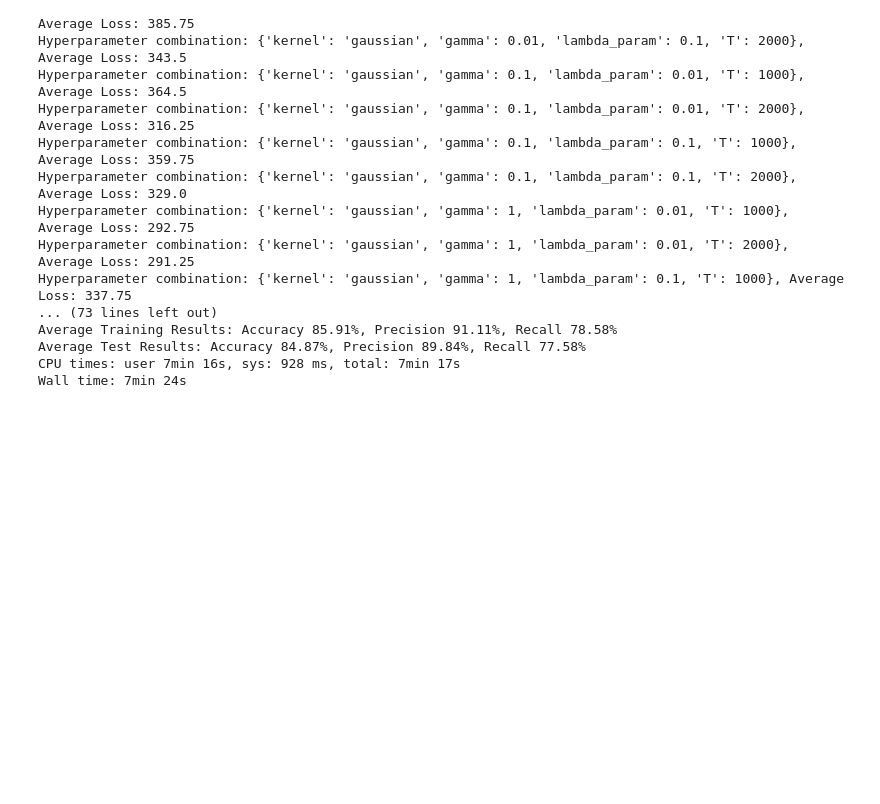
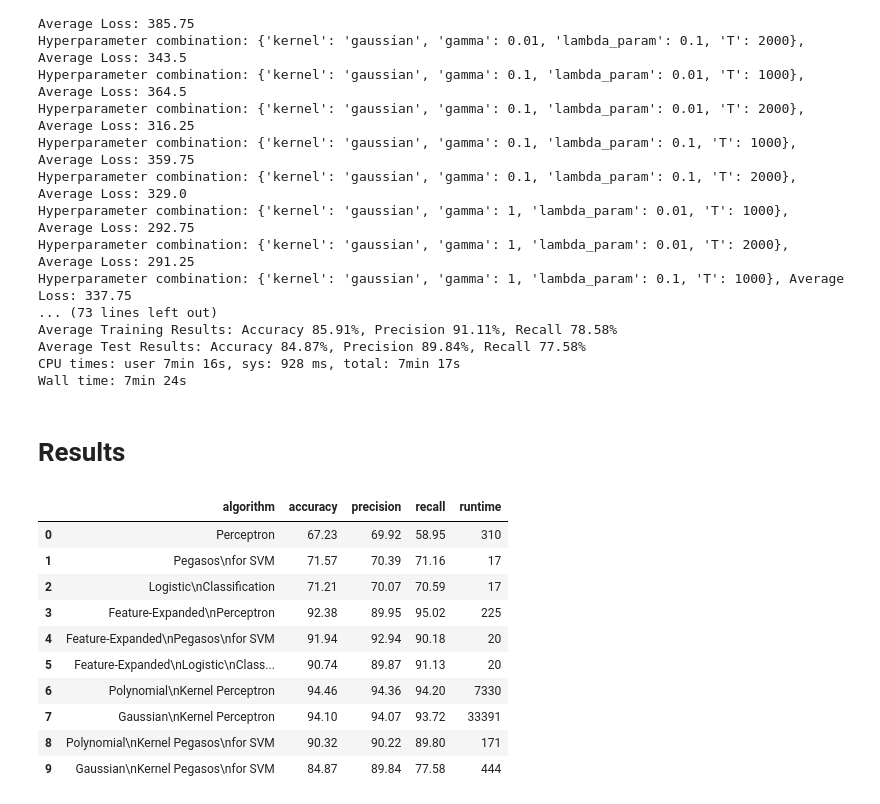
Before and after one commit to tabaraei/Kernelized-Linear-Classification, a Jupyter notebook: Kernelized_Linear_Classification.ipynb, the cells around one changed output. Saved outputs shown, nothing was run; the diff lists cells and outputs as text; code cells hidden in the pictures; blank space fills up the shorter version.

```diff
--- a/Kernelized_Linear_Classification.ipynb
+++ b/Kernelized_Linear_Classification.ipynb
@@ -1040,3 +1041,38 @@ Average Training Results: Accuracy 85.91%, Precision 91.11%, Recall 78.58%
 Average Test Results: Accuracy 84.87%, Precision 89.84%, Recall 77.58%
 CPU times: user 7min 16s, sys: 928 ms, total: 7min 17s
 Wall time: 7min 24s
+# %% [markdown]
+# Results
+# %%
+performance_data = [
+    {'algorithm': 'Perceptron', 'accuracy': 67.23, 'precision': 69.92, 'recall': 58.95, 'runtime': '00:05:10'},
+    {'algorithm': 'Pegasos\nfor SVM', 'accuracy': 71.57, 'precision': 70.39, 'recall': 71.16, 'runtime': '00:00:17'},
+    {'algorithm': 'Logistic\nClassification', 'accuracy': 71.21, 'precision': 70.07, 'recall': 70.59, 'runtime': '00:00:17'},
+    {'algorithm': 'Feature-Expanded\nPerceptron', 'accuracy': 92.38, 'precision': 89.95, 'recall': 95.02, 'runtime': '00:03:45'},
+    {'algorithm': 'Feature-Expanded\nPegasos\nfor SVM', 'accuracy': 91.94, 'precision': 92.94, 'recall': 90.18, 'runtime': '00:00:20'},
+    {'algorithm': 'Feature-Expanded\nLogistic\nClassification', 'accuracy': 90.74, 'precision': 89.87, 'recall': 91.13, 'runtime': '00:00:20'},
+    {'algorithm': 'Polynomial\nKernel Perceptron', 'accuracy': 94.46, 'precision': 94.36, 'recall': 94.20, 'runtime': '02:02:10'},
+    {'algorithm': 'Gaussian\nKernel Perceptron', 'accuracy': 94.10, 'precision': 94.07, 'recall': 93.72, 'runtime': '09:16:31'},
+    {'algorithm': 'Polynomial\nKernel Pegasos\nfor SVM', 'accuracy': 90.32, 'precision': 90.22, 'recall': 89.80, 'runtime': '00:02:51'},
+    {'algorithm': 'Gaussian\nKernel Pegasos\nfor SVM', 'accuracy': 84.87, 'precision': 89.84, 'recall': 77.58, 'runtime': '00:07:24'}
+]
+
+for data in performance_data:
+    h, m, s = data['runtime'].split(':')
+    seconds = int(datetime.timedelta(hours=int(h),minutes=int(m),seconds=int(s)).total_seconds())
+    data['runtime'] = seconds
+
+df_performance = pd.DataFrame(performance_data)
+df_performance
+# %% [output]
+|  | algorithm | accuracy | precision | recall | runtime |
+| 0 | Perceptron | 67.23 | 69.92 | 58.95 | 310 |
+| 1 | Pegasos\nfor SVM | 71.57 | 70.39 | 71.16 | 17 |
+| 2 | Logistic\nClassification | 71.21 | 70.07 | 70.59 | 17 |
+| 3 | Feature-Expanded\nPerceptron | 92.38 | 89.95 | 95.02 | 225 |
+| 4 | Feature-Expanded\nPegasos\nfor SVM | 91.94 | 92.94 | 90.18 | 20 |
+| 5 | Feature-Expanded\nLogistic\nClass... | 90.74 | 89.87 | 91.13 | 20 |
+| 6 | Polynomial\nKernel Perceptron | 94.46 | 94.36 | 94.20 | 7330 |
+| 7 | Gaussian\nKernel Perceptron | 94.10 | 94.07 | 93.72 | 33391 |
+| 8 | Polynomial\nKernel Pegasos\nfor SVM | 90.32 | 90.22 | 89.80 | 171 |
+| 9 | Gaussian\nKernel Pegasos\nfor SVM | 84.87 | 89.84 | 77.58 | 444 |
```
Also changed, not shown: parts of 3 cells of this notebook.
